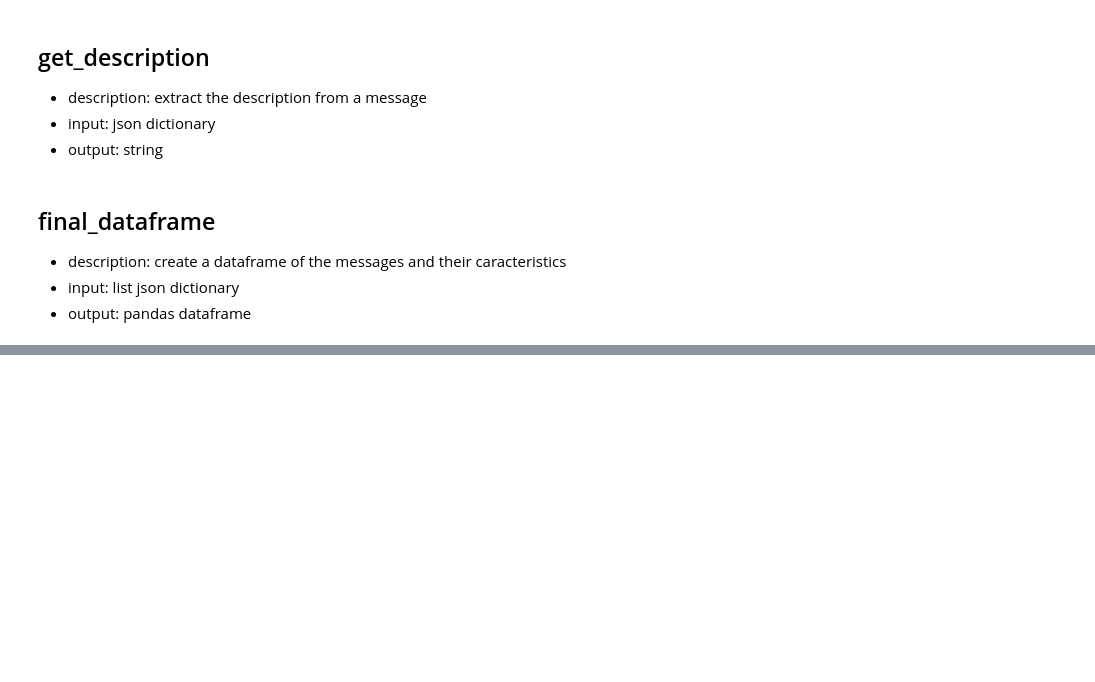
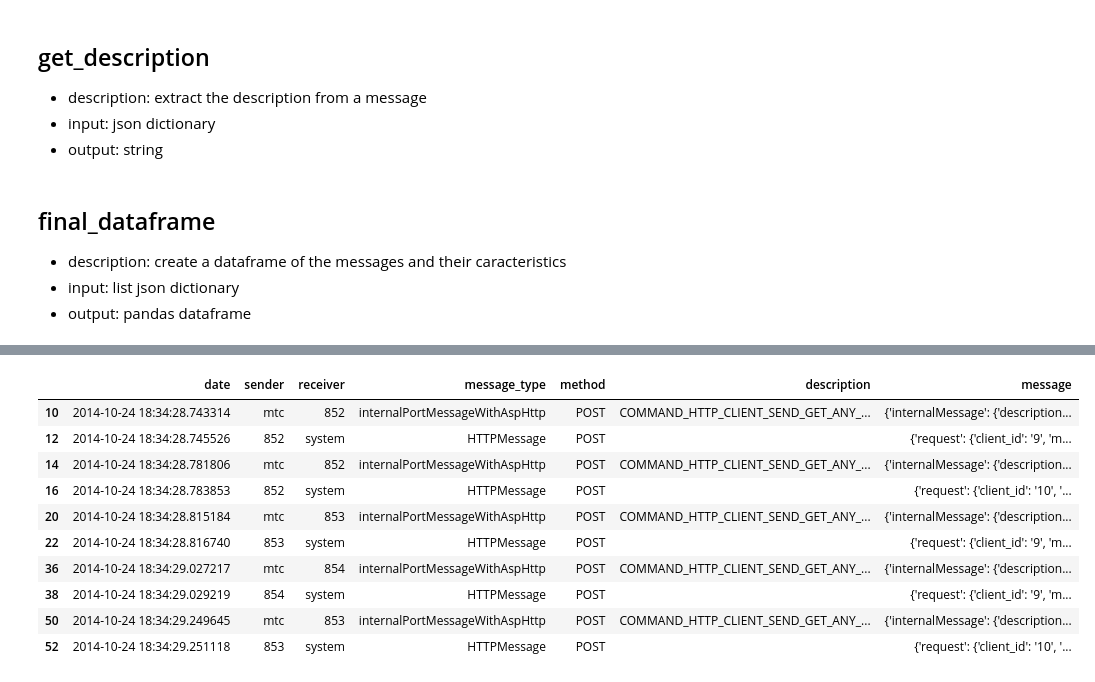
Before and after one commit to antofranrome/Agile-project-Log-analyser, a Jupyter notebook: Log_Parser/Data_Parser.ipynb, the cells around one changed output, grey strips where cells are left out. Saved outputs shown, nothing was run; the diff lists cells and outputs as text; code cells hidden in the pictures; blank space fills up the shorter version.

```diff
--- a/Log_Parser/Data_Parser.ipynb
+++ b/Log_Parser/Data_Parser.ipynb
@@ -344,0 +333,21 @@ final_df.head(60)
+# %%
+def dataframe_messages_by_method(method_list):
+    method_df = pd.DataFrame()
+    for method in method_list:
+        method_df  = pd.concat([method_df, final_df[final_df.method == method]])
+    return method_df
+
+method_df = dataframe_messages_by_method(['POST', 'GET'])
+method_df.head(10)
+# %% [output]
+|  | date | sender | receiver | message_type | method | description | message |
+| 10 | 2014-10-24 18:34:28.743314 | mtc | 852 | internalPortMessageWithAspHttp | POST | COMMAND_HTTP_CLIENT_SEND_GET_ANY_... | {'internalMessage': {'description... |
+| 12 | 2014-10-24 18:34:28.745526 | 852 | system | HTTPMessage | POST |  | {'request': {'client_id': '9', 'm... |
+| 14 | 2014-10-24 18:34:28.781806 | mtc | 852 | internalPortMessageWithAspHttp | POST | COMMAND_HTTP_CLIENT_SEND_GET_ANY_... | {'internalMessage': {'description... |
+| 16 | 2014-10-24 18:34:28.783853 | 852 | system | HTTPMessage | POST |  | {'request': {'client_id': '10', '... |
+| 20 | 2014-10-24 18:34:28.815184 | mtc | 853 | internalPortMessageWithAspHttp | POST | COMMAND_HTTP_CLIENT_SEND_GET_ANY_... | {'internalMessage': {'description... |
+| 22 | 2014-10-24 18:34:28.816740 | 853 | system | HTTPMessage | POST |  | {'request': {'client_id': '9', 'm... |
+| 36 | 2014-10-24 18:34:29.027217 | mtc | 854 | internalPortMessageWithAspHttp | POST | COMMAND_HTTP_CLIENT_SEND_GET_ANY_... | {'internalMessage': {'description... |
+| 38 | 2014-10-24 18:34:29.029219 | 854 | system | HTTPMessage | POST |  | {'request': {'client_id': '9', 'm... |
+| 50 | 2014-10-24 18:34:29.249645 | mtc | 853 | internalPortMessageWithAspHttp | POST | COMMAND_HTTP_CLIENT_SEND_GET_ANY_... | {'internalMessage': {'description... |
+| 52 | 2014-10-24 18:34:29.251118 | 853 | system | HTTPMessage | POST |  | {'request': {'client_id': '10', '... |
```
Also changed, not shown: parts of 15 cells of this notebook, 2 other files.
